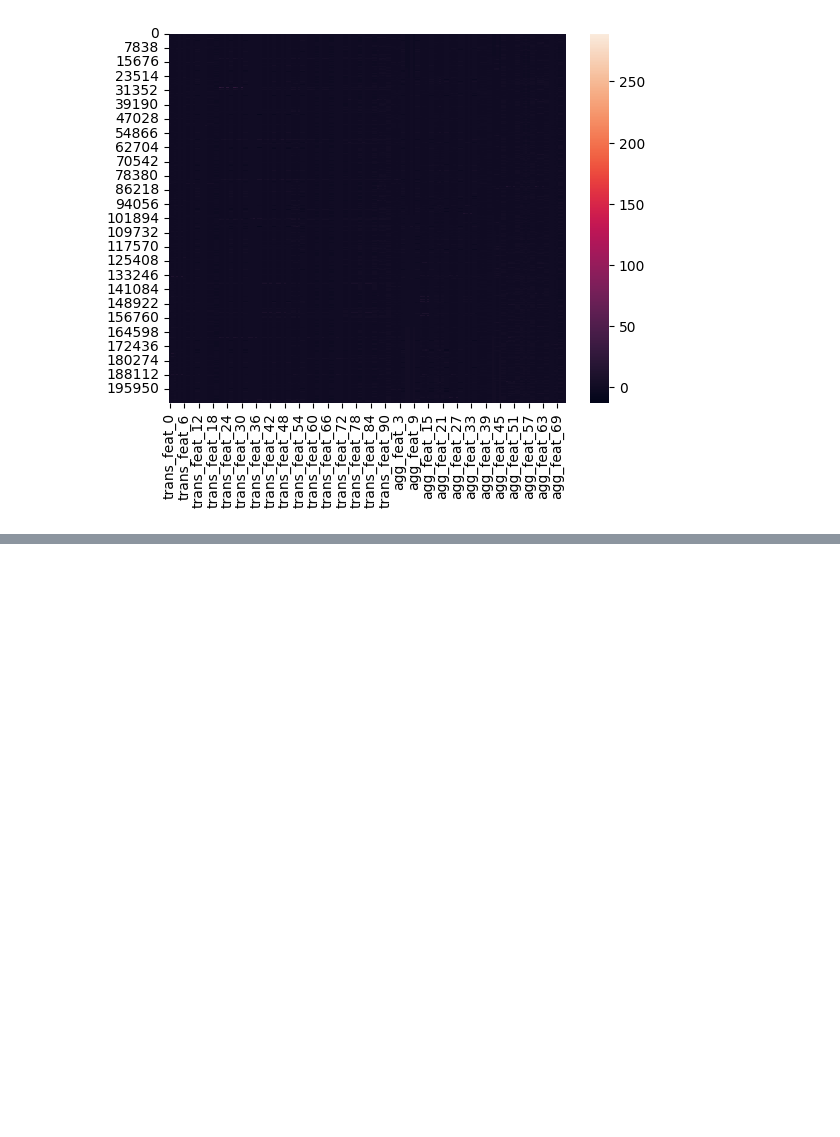
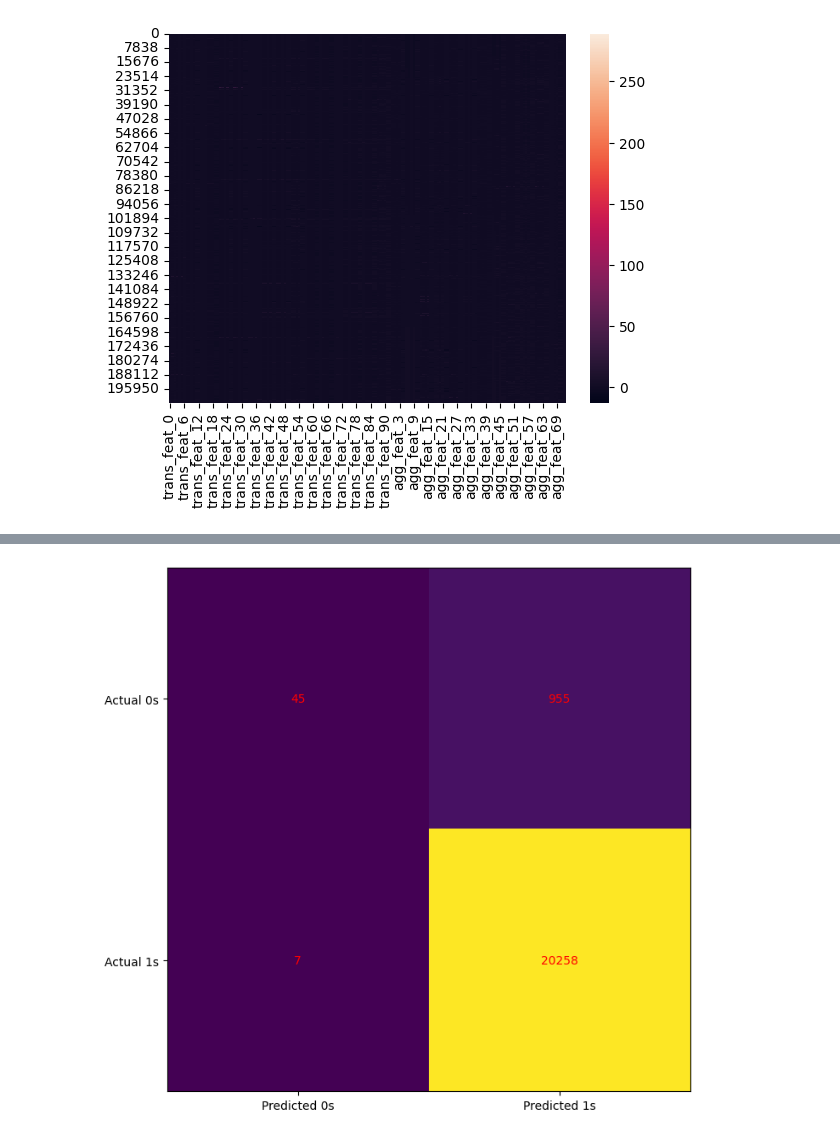
Before and after one commit to riz734/ML-for-Finance-Quant, a Jupyter notebook: elliptic_bitcoin/elliptic_btc_fraud_detection.ipynb, the cells around one changed output, grey strips where cells are left out. Cells and saved outputs as stored; diff of their text form; code cells hidden in the pictures; blank space fills up the shorter version.

```diff
--- a/elliptic_bitcoin/elliptic_btc_fraud_detection.ipynb
+++ b/elliptic_bitcoin/elliptic_btc_fraud_detection.ipynb
@@ -285,10 +266,0 @@ model_names = ['rf','svm','dt','nb', 'lr', 'sgd', 'kn']
-# %%
-accuracy = []
-for model in models:
-    model.fit(X_train,y_train)
-    y_pred = model.predict(X_test)
-    accuracy.append(model.score(X_test, y_test))
-
-for i in range(8):
-
-    print("Accuracy for " + model_names[i] + ": %.2f%%" % (accuracy[i] * 100.0))
@@ -310,0 +269,5 @@ IndexError: list index out of range
+# %%
+
+from sklearn.metrics import classification_report, confusion_matrix
+#creates a lr model by passing in features of btc transactions, with target being class (illicit or not,1,0)
+model = LogisticRegression(solver='liblinear', random_state=0).fit(X,Y)
@@ -310,0 +321,20 @@ IndexError: list index out of range
+# %%
+# True negatives in the upper-left position
+# False negatives in the lower-left position
+# False positives in the upper-right position
+# True positives in the lower-right position
+
+cm = confusion_matrix(Y, model.predict(X))
+
+fig, ax = plt.subplots(figsize=(8, 8))
+ax.imshow(cm)
+ax.grid(False)
+ax.xaxis.set(ticks=(0, 1), ticklabels=('Predicted 0s', 'Predicted 1s'))
+ax.yaxis.set(ticks=(0, 1), ticklabels=('Actual 0s', 'Actual 1s'))
+ax.set_ylim(1.5, -0.5)
+for i in range(2):
+    for j in range(2):
+        ax.text(j, i, cm[i, j], ha='center', va='center', color='red')
+plt.show()
+# %% [output]
+[figure, added]
```
Also changed, not shown: parts of 24 cells of this notebook, 1 other file.
